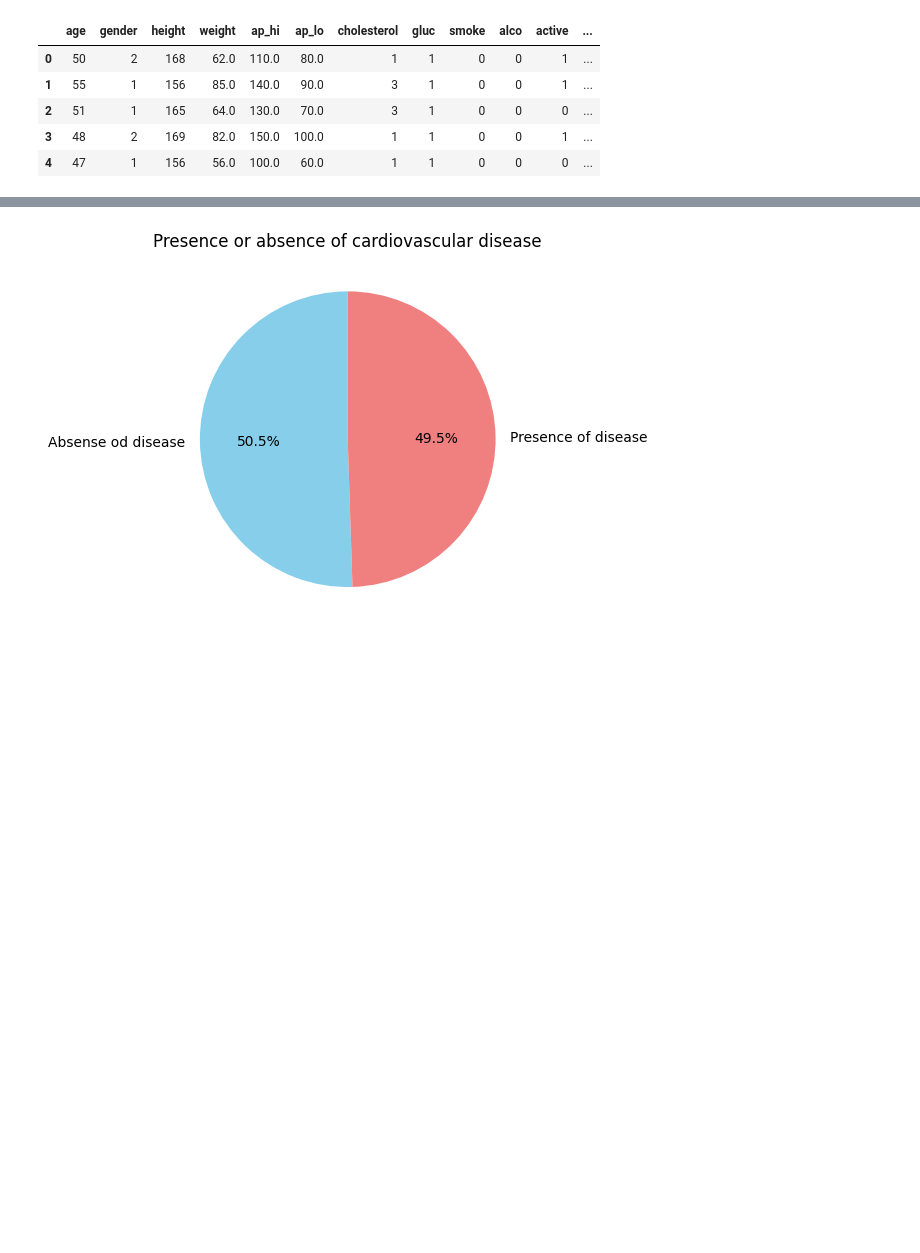
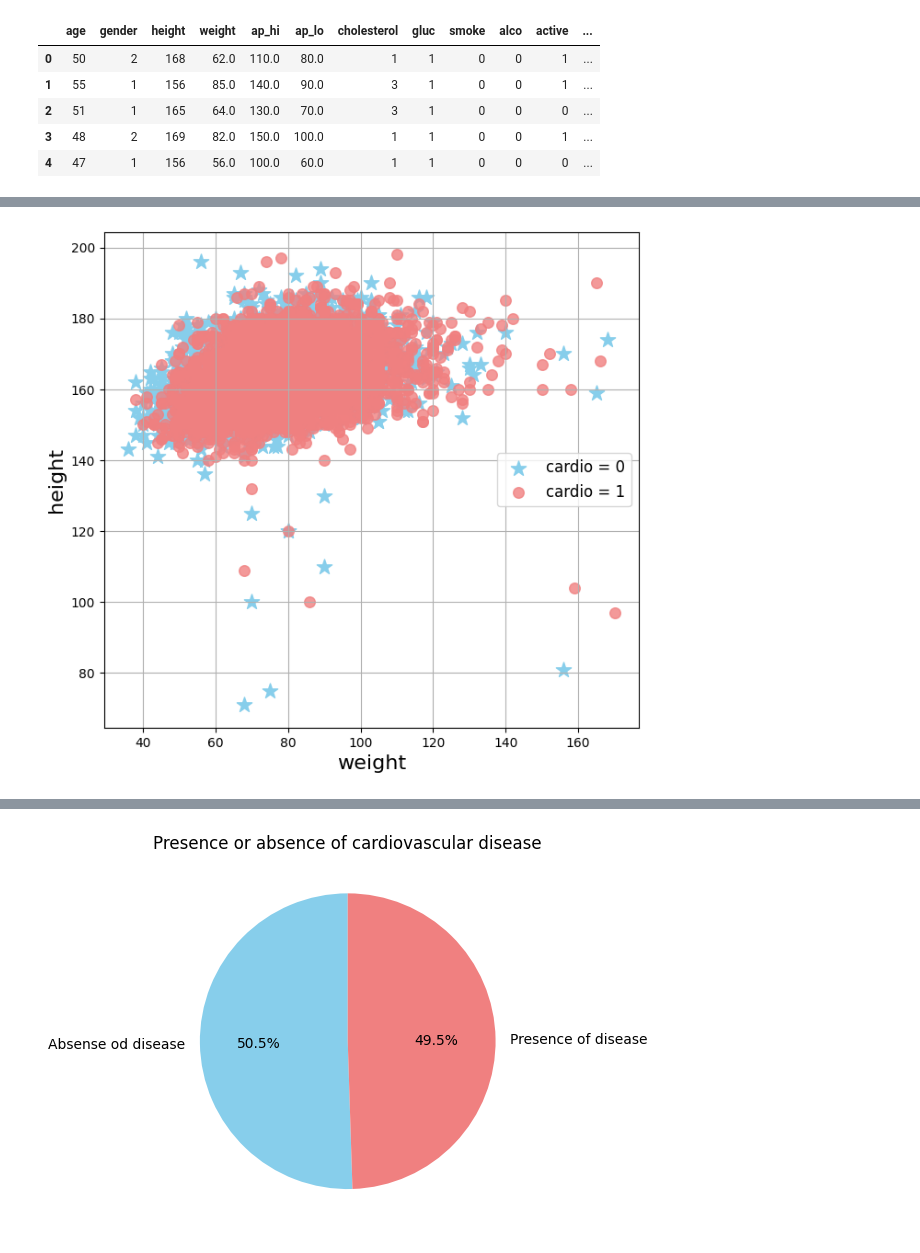
Before and after one commit to lorenzomazzante/Cardiovascular-Disease-Prediction, a Jupyter notebook: Dataset_visualizing.ipynb, the cells around one changed output, grey strips where cells are left out. Cells and saved outputs as stored; diff of their text form; code cells hidden in the pictures; blank space fills up the shorter version.

```diff
--- a/Dataset_visualizing.ipynb
+++ b/Dataset_visualizing.ipynb
@@ -130,0 +127,4 @@ plot_2d_by_label(data_train, 'ap_hi', 'ap_lo')
+# %%
+plot_2d_by_label(data_train, 'weight', 'height')
+# %% [output]
+[figure, added]
```
Also changed, not shown: parts of 17 cells of this notebook.
